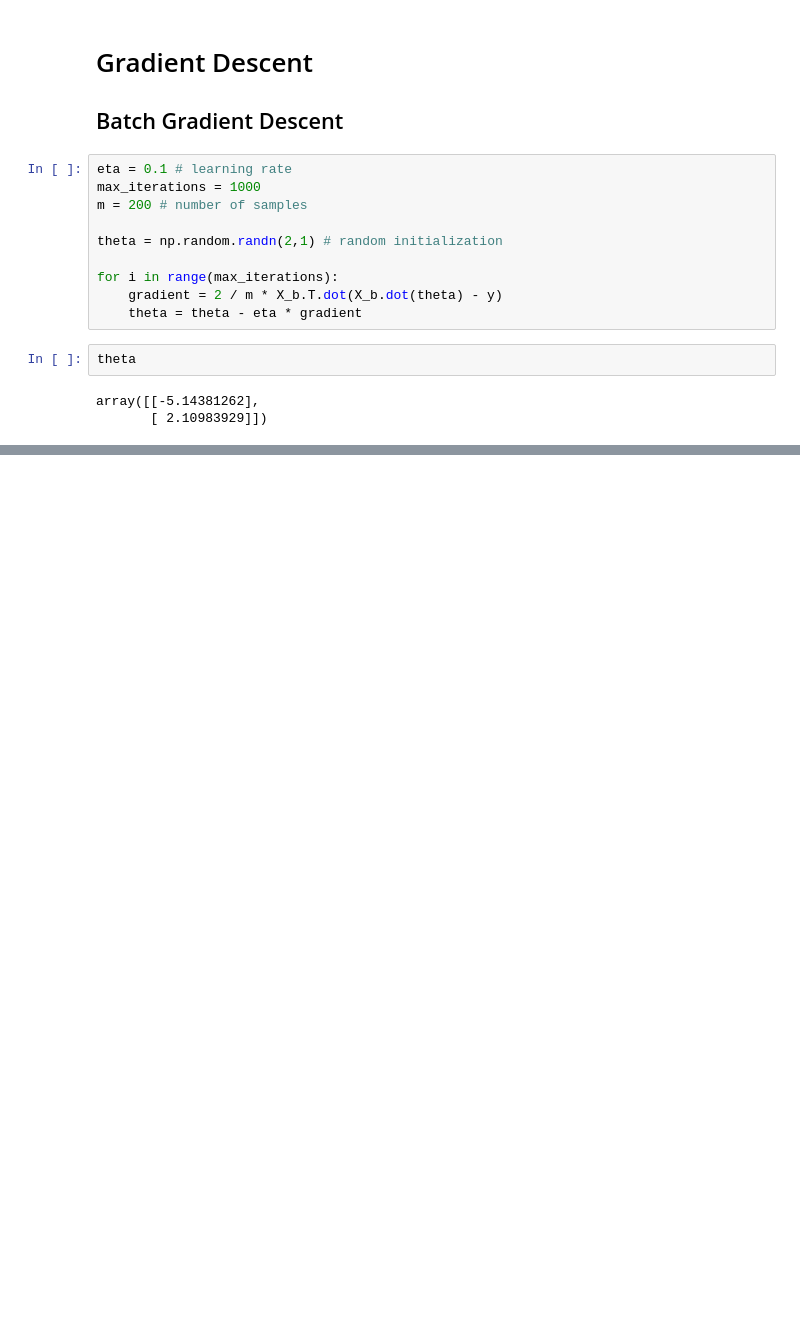
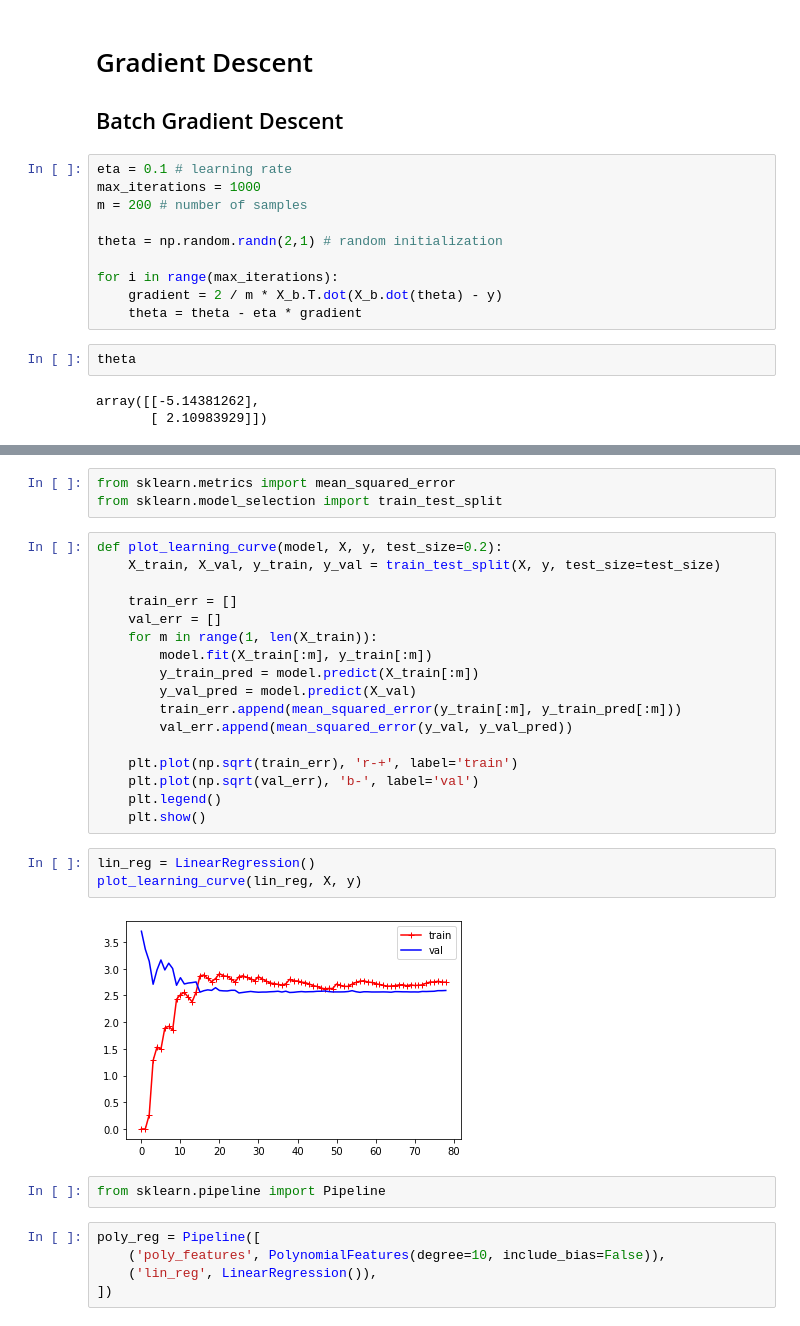
Before and after one commit to alishakiba/DataMiningCourse, a Jupyter notebook: TrainingLinearModels.ipynb, the cells around one changed output, grey strips where cells are left out. Cells and saved outputs as stored; diff of their text form; blank space fills up the shorter version.

```diff
--- a/TrainingLinearModels.ipynb
+++ b/TrainingLinearModels.ipynb
@@ -115,0 +170,32 @@ sgd_reg.intercept_, sgd_reg.coef_
+# %%
+from sklearn.metrics import mean_squared_error
+from sklearn.model_selection import train_test_split
+# %%
+def plot_learning_curve(model, X, y, test_size=0.2):
+    X_train, X_val, y_train, y_val = train_test_split(X, y, test_size=test_size)
+
+    train_err = []
+    val_err = []
+    for m in range(1, len(X_train)):
+        model.fit(X_train[:m], y_train[:m])
+        y_train_pred = model.predict(X_train[:m])
+        y_val_pred = model.predict(X_val)
+        train_err.append(mean_squared_error(y_train[:m], y_train_pred[:m]))
+        val_err.append(mean_squared_error(y_val, y_val_pred))
+
+    plt.plot(np.sqrt(train_err), 'r-+', label='train')
+    plt.plot(np.sqrt(val_err), 'b-', label='val')
+    plt.legend()
+    plt.show()
+# %%
+lin_reg = LinearRegression()
+plot_learning_curve(lin_reg, X, y)
+# %% [output]
+[figure, added]
+# %%
+from sklearn.pipeline import Pipeline
+# %%
+poly_reg = Pipeline([
+    ('poly_features', PolynomialFeatures(degree=10, include_bias=False)),
+    ('lin_reg', LinearRegression()),
+])
```
Also changed, not shown: parts of 31 cells of this notebook.
